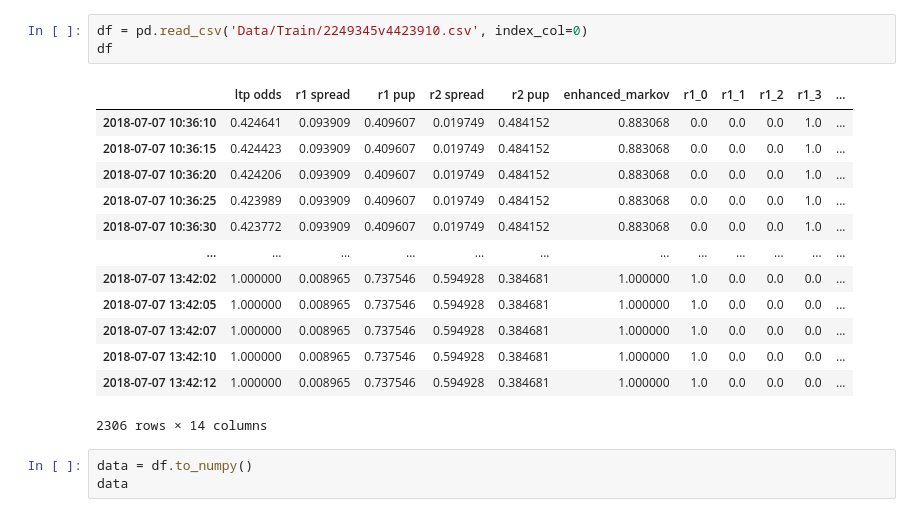
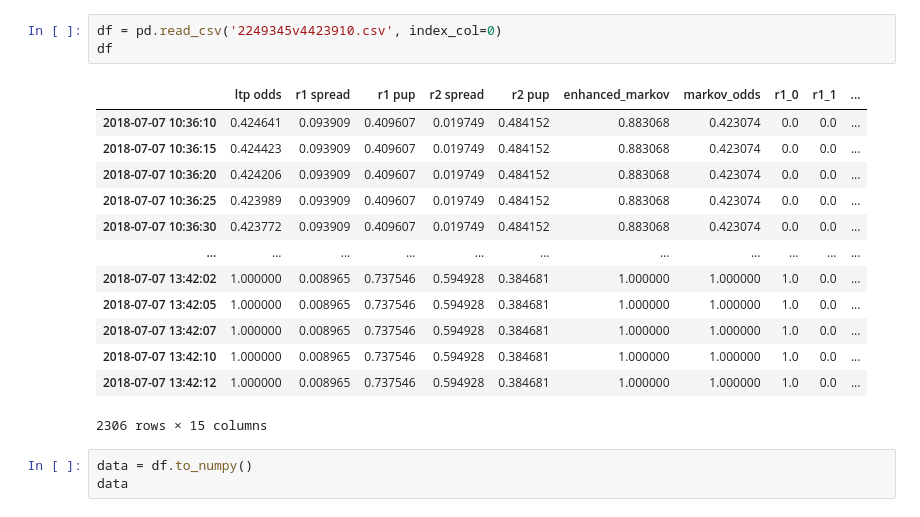
Before and after one commit to dyce135/Algorithmic_Tennis_Betting, a Jupyter notebook: model_benchmark.ipynb, the cells around one changed output. Cells and saved outputs as stored; diff of their text form.

```diff
--- a/model_benchmark.ipynb
+++ b/model_benchmark.ipynb
@@ -19,20 +13,20 @@ To enable the following instructions: AVX2 AVX512F AVX512_VNNI FMA, in other ope
 # %%
-df = pd.read_csv('Data/Train/2249345v4423910.csv', index_col=0)
+df = pd.read_csv('2249345v4423910.csv', index_col=0)
 df
 # %% [output]
-|  | ltp odds | r1 spread | r1 pup | r2 spread | r2 pup | enhanced_markov | r1_0 | r1_1 | r1_2 | r1_3 | ... |
-| 2018-07-07 10:36:10 | 0.424641 | 0.093909 | 0.409607 | 0.019749 | 0.484152 | 0.883068 | 0.0 | 0.0 | 0.0 | 1.0 | ... |
-| 2018-07-07 10:36:15 | 0.424423 | 0.093909 | 0.409607 | 0.019749 | 0.484152 | 0.883068 | 0.0 | 0.0 | 0.0 | 1.0 | ... |
-| 2018-07-07 10:36:20 | 0.424206 | 0.093909 | 0.409607 | 0.019749 | 0.484152 | 0.883068 | 0.0 | 0.0 | 0.0 | 1.0 | ... |
-| 2018-07-07 10:36:25 | 0.423989 | 0.093909 | 0.409607 | 0.019749 | 0.484152 | 0.883068 | 0.0 | 0.0 | 0.0 | 1.0 | ... |
-| 2018-07-07 10:36:30 | 0.423772 | 0.093909 | 0.409607 | 0.019749 | 0.484152 | 0.883068 | 0.0 | 0.0 | 0.0 | 1.0 | ... |
-| ... | ... | ... | ... | ... | ... | ... | ... | ... | ... | ... | ... |
-| 2018-07-07 13:42:02 | 1.000000 | 0.008965 | 0.737546 | 0.594928 | 0.384681 | 1.000000 | 1.0 | 0.0 | 0.0 | 0.0 | ... |
-| 2018-07-07 13:42:05 | 1.000000 | 0.008965 | 0.737546 | 0.594928 | 0.384681 | 1.000000 | 1.0 | 0.0 | 0.0 | 0.0 | ... |
-| 2018-07-07 13:42:07 | 1.000000 | 0.008965 | 0.737546 | 0.594928 | 0.384681 | 1.000000 | 1.0 | 0.0 | 0.0 | 0.0 | ... |
-| 2018-07-07 13:42:10 | 1.000000 | 0.008965 | 0.737546 | 0.594928 | 0.384681 | 1.000000 | 1.0 | 0.0 | 0.0 | 0.0 | ... |
-| 2018-07-07 13:42:12 | 1.000000 | 0.008965 | 0.737546 | 0.594928 | 0.384681 | 1.000000 | 1.0 | 0.0 | 0.0 | 0.0 | ... |
+|  | ltp odds | r1 spread | r1 pup | r2 spread | r2 pup | enhanced_markov | markov_odds | r1_0 | r1_1 | ... |
+| 2018-07-07 10:36:10 | 0.424641 | 0.093909 | 0.409607 | 0.019749 | 0.484152 | 0.883068 | 0.423074 | 0.0 | 0.0 | ... |
+| 2018-07-07 10:36:15 | 0.424423 | 0.093909 | 0.409607 | 0.019749 | 0.484152 | 0.883068 | 0.423074 | 0.0 | 0.0 | ... |
+| 2018-07-07 10:36:20 | 0.424206 | 0.093909 | 0.409607 | 0.019749 | 0.484152 | 0.883068 | 0.423074 | 0.0 | 0.0 | ... |
+| 2018-07-07 10:36:25 | 0.423989 | 0.093909 | 0.409607 | 0.019749 | 0.484152 | 0.883068 | 0.423074 | 0.0 | 0.0 | ... |
+| 2018-07-07 10:36:30 | 0.423772 | 0.093909 | 0.409607 | 0.019749 | 0.484152 | 0.883068 | 0.423074 | 0.0 | 0.0 | ... |
+| ... | ... | ... | ... | ... | ... | ... | ... | ... | ... | ... |
+| 2018-07-07 13:42:02 | 1.000000 | 0.008965 | 0.737546 | 0.594928 | 0.384681 | 1.000000 | 1.000000 | 1.0 | 0.0 | ... |
+| 2018-07-07 13:42:05 | 1.000000 | 0.008965 | 0.737546 | 0.594928 | 0.384681 | 1.000000 | 1.000000 | 1.0 | 0.0 | ... |
+| 2018-07-07 13:42:07 | 1.000000 | 0.008965 | 0.737546 | 0.594928 | 0.384681 | 1.000000 | 1.000000 | 1.0 | 0.0 | ... |
+| 2018-07-07 13:42:10 | 1.000000 | 0.008965 | 0.737546 | 0.594928 | 0.384681 | 1.000000 | 1.000000 | 1.0 | 0.0 | ... |
+| 2018-07-07 13:42:12 | 1.000000 | 0.008965 | 0.737546 | 0.594928 | 0.384681 | 1.000000 | 1.000000 | 1.0 | 0.0 | ... |
-2306 rows × 14 columns
+2306 rows × 15 columns
 # %%
 data = df.to_numpy()
 data
```
Also changed, not shown: parts of 14 cells of this notebook, 32 other files.
